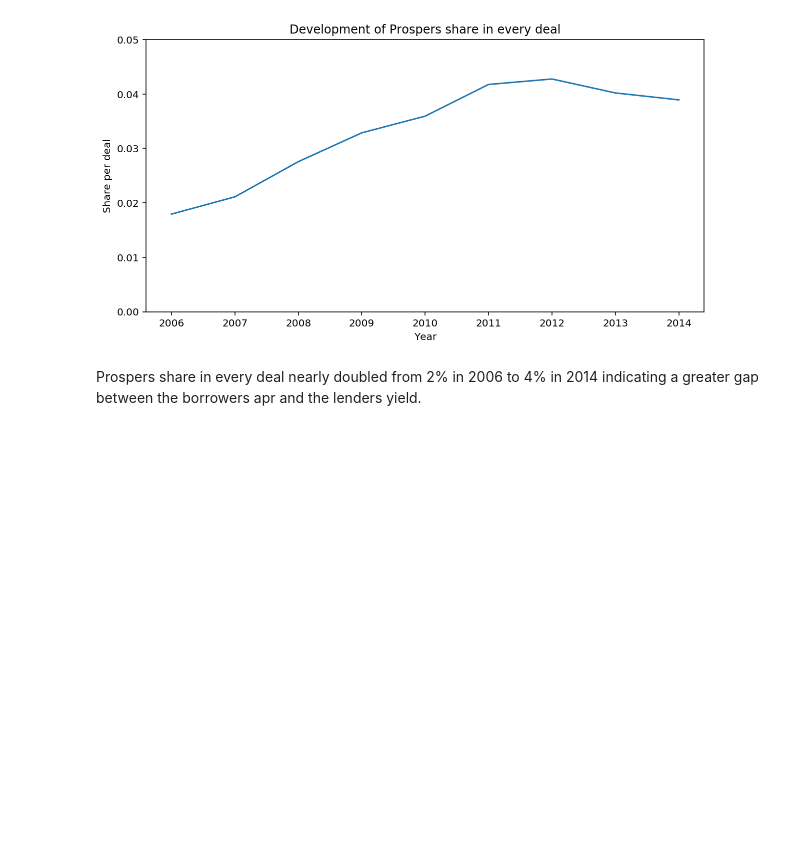
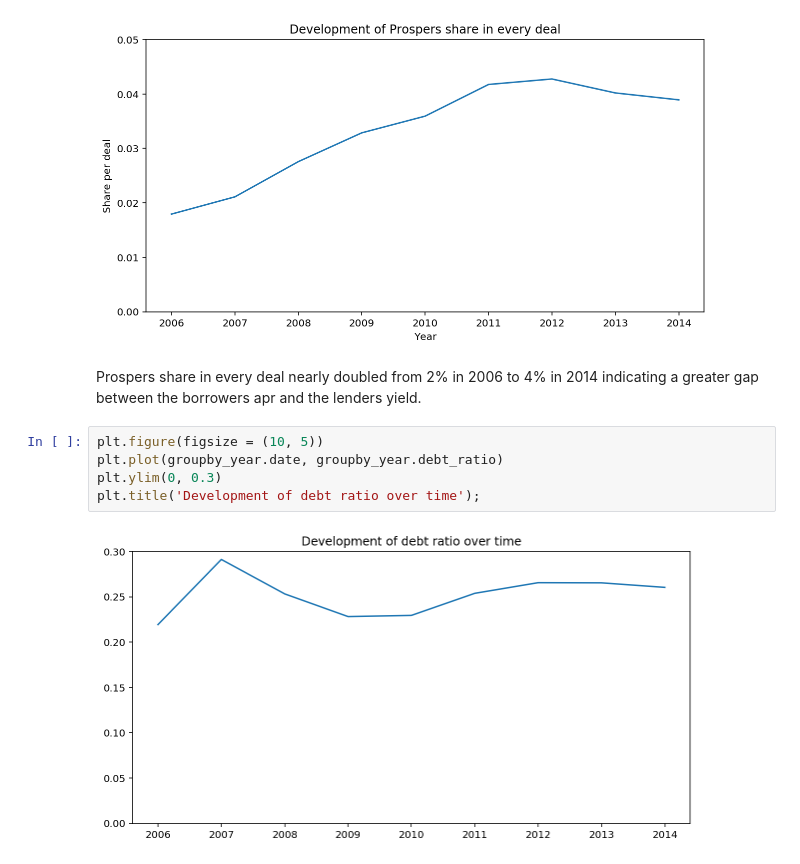
Before and after one commit to janikvalentin/Loan_Data_EDA, a Jupyter notebook: Loan_Data_Investigation.ipynb, the cells around one changed output. Saved outputs shown, nothing was run; the diff lists cells and outputs as text; blank space fills up the shorter version.

```diff
--- a/Loan_Data_Investigation.ipynb
+++ b/Loan_Data_Investigation.ipynb
@@ -560,3 +574,10 @@ plt.ylabel('Share per deal');
 [figure]
 # %% [markdown]
 Prospers share in every deal nearly doubled from 2% in 2006 to 4% in 2014 indicating a greater gap between the borrowers apr and the lenders yield.
+# %%
+plt.figure(figsize = (10, 5))
+plt.plot(groupby_year.date, groupby_year.debt_ratio)
+plt.ylim(0, 0.3)
+plt.title('Development of debt ratio over time');
+# %% [output]
+[figure, added]
```
Also changed, not shown: parts of 8 cells of this notebook.
